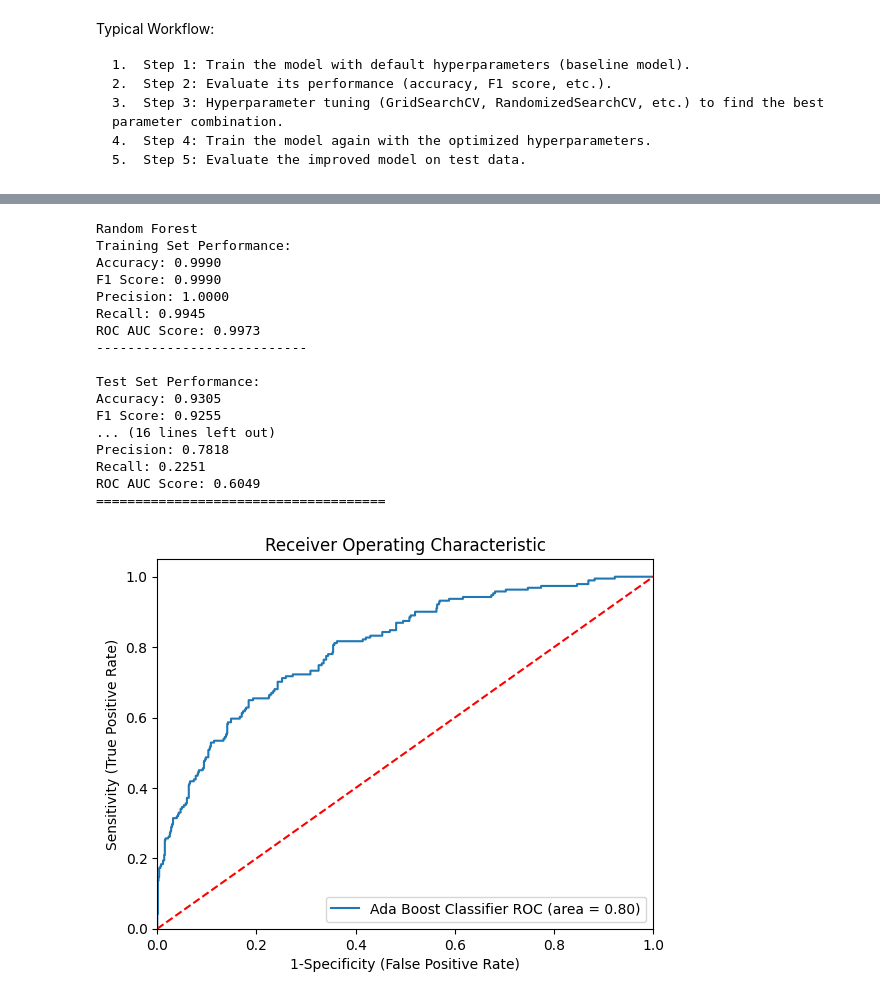
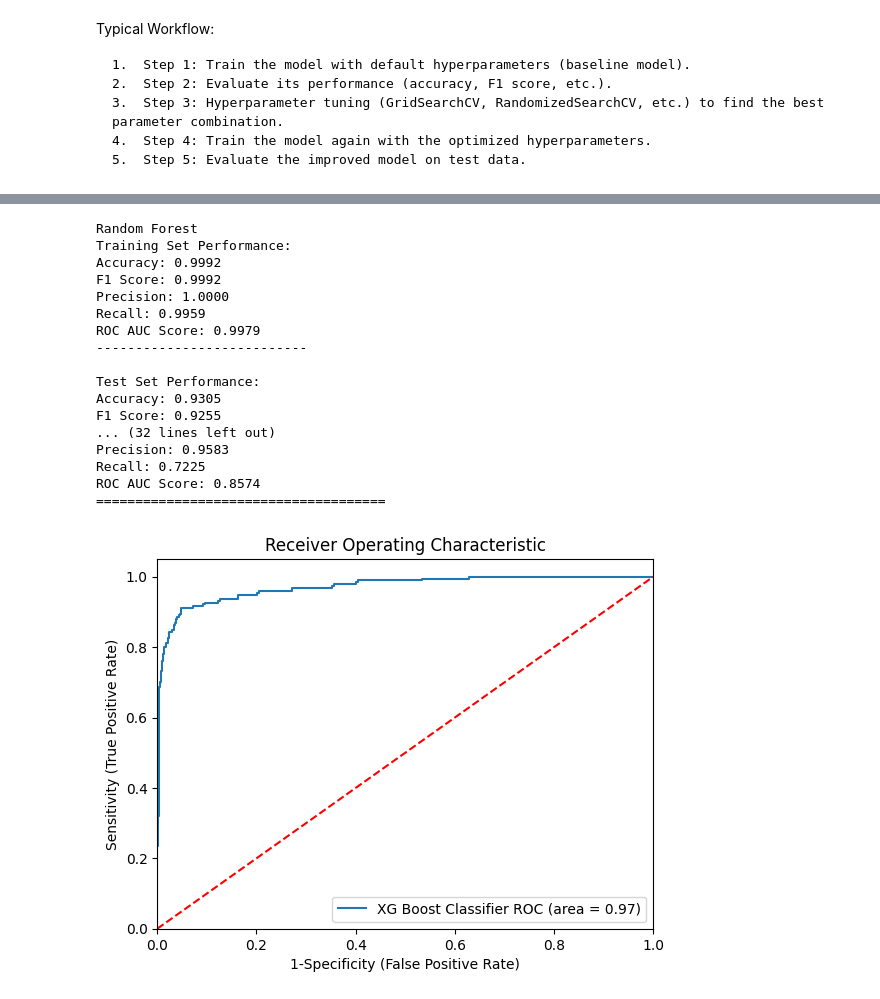
Before and after one commit to SriramSohanBasa/Testing_Models, a Jupyter notebook: AdaBoost/Random_forest_Classification.ipynb, the cells around one changed output, grey strips where cells are left out. Saved outputs shown, nothing was run; the diff lists cells and outputs as text; code cells hidden in the pictures.

```diff
--- a/AdaBoost/Random_forest_Classification.ipynb
+++ b/AdaBoost/Random_forest_Classification.ipynb
@@ -371,6 +382,7 @@ from sklearn.neighbors import KNeighborsClassifier
 from sklearn.svm import SVC
 from sklearn.naive_bayes import GaussianNB
 from sklearn.tree import DecisionTreeClassifier
+
 from sklearn.ensemble import RandomForestClassifier, GradientBoostingClassifier, ExtraTreesClassifier
 
 
@@ -382,7 +394,8 @@ models = {
     "Naive Bayes": GaussianNB(),
     "Decision Tree": DecisionTreeClassifier(),
     "Random Forest": RandomForestClassifier(),
-    "AdaBoostClassifier": AdaBoostClassifier()
+    "AdaBoostClassifier": AdaBoostClassifier(),
+    "XGBClassifier": XGBClassifier()
 }
 
 for i in range(len(list(models))):
@@ -470,12 +483,19 @@ ada_params={
     "n_estimators":[50,60,70,80,90],
     "algorithm":['SAMME','SAMME.R']
 }
+xgboost_params = {
+    "learning_rate": [0,1,0.01],
+    "max_depth":[5,8,12,20,30],
+    "n_estimators":[100,200,300],
+    "colsample_bytree":[0.5,0.8,1,0.3,0.4]
+}
 # %%
 ##models list for hyperparameter tuning
 
 randomcv_models = [
     ("RF", RandomForestClassifier(), rf_params),
-     ("AB", AdaBoostClassifier(), ada_params)
+     ("AB", AdaBoostClassifier(), ada_params),
+     ("XG", XGBClassifier(), xgboost_params)
 ]
 # %%
 randomcv_models
@@ -552,7 +580,8 @@ Fitting 3 folds for each of 100 candidates, totalling 300 fits
 models = {
 
     "Random Forest": RandomForestClassifier(n_estimators=1000, min_samples_split=2, max_features=8, max_depth=15),
-    "Ada Boost": AdaBoostClassifier(n_estimators=80, algorithm='SAMME')
+    "Ada Boost": AdaBoostClassifier(n_estimators=80, algorithm='SAMME'),
+    "XG Boost": XGBClassifier(n_estimators=100, max_depth=8, learning_rate=0.1, colsample_bytree=1)
 
 }
 
@@ -604,20 +633,20 @@ for i in range(len(list(models))):
 # %% [output]
 Random Forest
 Training Set Performance:
-Accuracy: 0.9990
-F1 Score: 0.9990
+Accuracy: 0.9992
+F1 Score: 0.9992
 Precision: 1.0000
-Recall: 0.9945
-ROC AUC Score: 0.9973
+Recall: 0.9959
+ROC AUC Score: 0.9979
 ---------------------------
 
 Test Set Performance:
 Accuracy: 0.9305
 F1 Score: 0.9255
-... (16 lines left out)
-Precision: 0.7818
-Recall: 0.2251
-ROC AUC Score: 0.6049
+... (32 lines left out)
+Precision: 0.9583
+Recall: 0.7225
+ROC AUC Score: 0.8574
 =====================================
 # %%
 ##plot roc auc curve
@@ -627,37 +656,39 @@ plt.figure()
 
 
 ##add the models to the list that you want to view on roc plot
 
 auc_models=[{
-    'label': 'Ada Boost Classifier',
-    'model': AdaBoostClassifier(n_estimators=80, algorithm='SAMME'),
-    'auc': 0.6049
+    'label': 'XG Boost Classifier',
+    #'model': AdaBoostClassifier(n_estimators=80, algorithm='SAMME'),
+    'model': XGBClassifier(n_estimators=100, max_depth=8, learning_rate=0.1, colsample_bytree=1),
+
+    'auc': 0.8574
 },
 ]
 
 for algo in auc_models:
     model = algo['model']
     model.fit(X_train, y_train) ##training the model
     ##Compute false positive rate,and true positive rate
     fpr, tpr, thresholds = roc_curve(y_test, model.predict_proba(X_test)[:,1])
     # Calculate Area Under the Curve (AUC)
     roc_auc = auc(fpr, tpr)
 
     # Plot the ROC curve
     plt.plot(fpr, tpr, label='%s ROC (area = %0.2f)' % (algo['label'], roc_auc))
 
 # Custom settings for the plot
 plt.plot([0, 1], [0, 1], 'r--')
 plt.xlim([0.0, 1.0])
 plt.ylim([0.0, 1.05])
 plt.xlabel('1-Specificity (False Positive Rate)')
 plt.ylabel('Sensitivity (True Positive Rate)')
 plt.title('Receiver Operating Characteristic')
 plt.legend(loc="lower right")
 plt.savefig("auc.png")
 plt.show()
 # %% [output]
-[figure, old version]
+[figure, new version]
 # %%
 ##nearly 98 percent of area is covered by randomforest
 # %%
```
Also changed, not shown: parts of 6 cells of this notebook, 1 other file.
